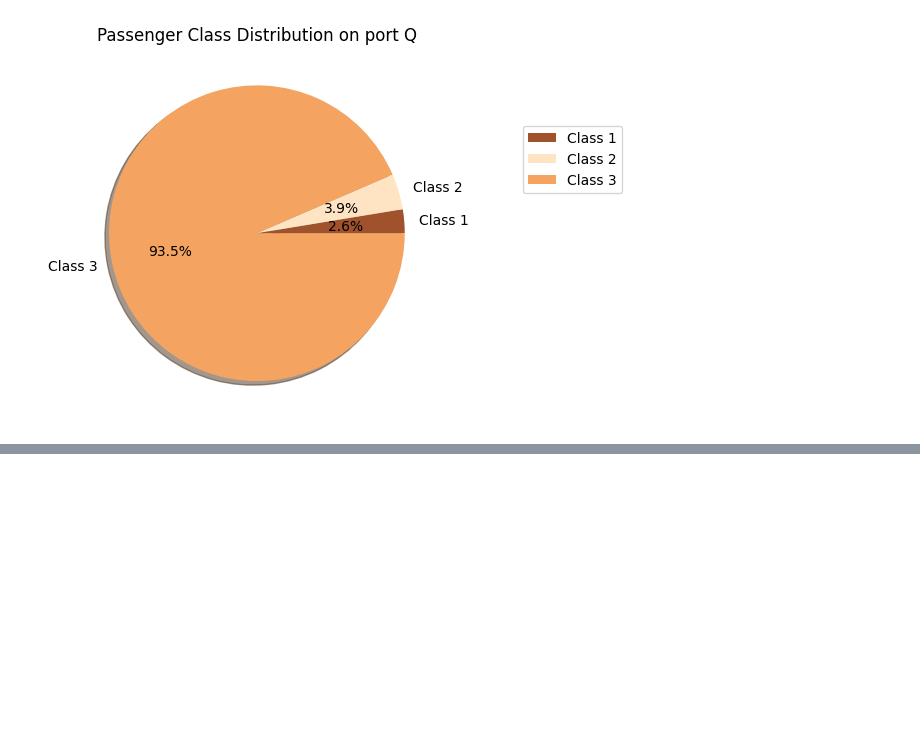
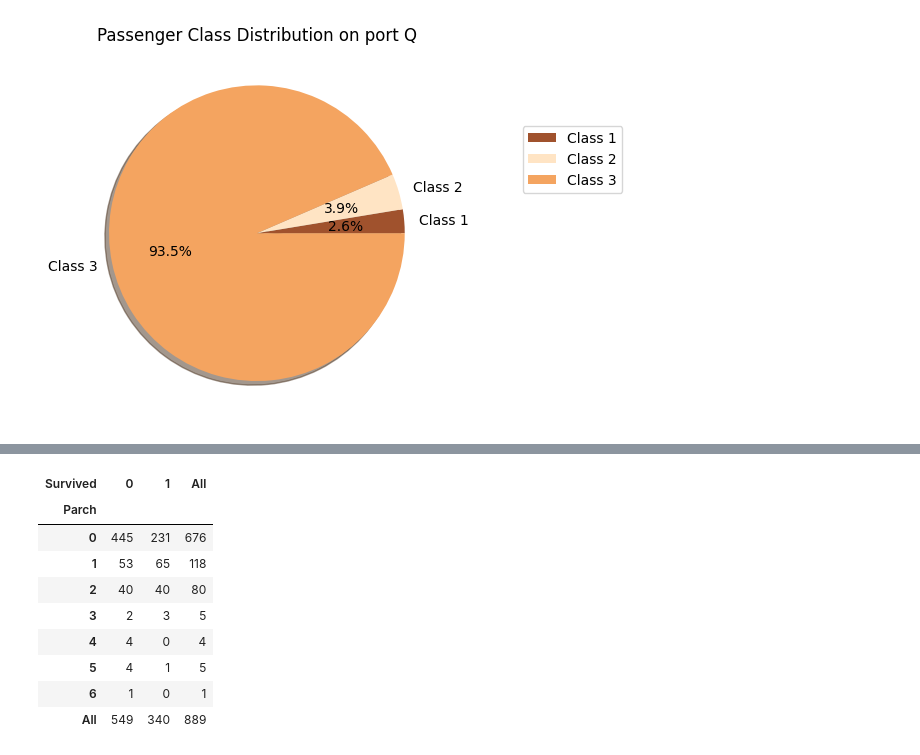
Before and after one commit to hafsatariq18/Titanic-Dataset, a Jupyter notebook: Titanic-Dataset.ipynb, the cells around one changed output, grey strips where cells are left out. Drawn from its saved outputs; the diff is of its cells as text; code cells hidden in the pictures; blank space fills up the shorter version.

```diff
--- a/Titanic-Dataset.ipynb
+++ b/Titanic-Dataset.ipynb
@@ -363,0 +391,13 @@ plt.show()
+# %%
+pd.crosstab(df['Parch'],df['Survived'], margins=True).style.background_gradient(cmap='summer_r')
+# %% [output]
+| Survived | 0 | 1 | All |
+| Parch |  |  |  |
+| 0 | 445 | 231 | 676 |
+| 1 | 53 | 65 | 118 |
+| 2 | 40 | 40 | 80 |
+| 3 | 2 | 3 | 5 |
+| 4 | 4 | 0 | 4 |
+| 5 | 4 | 1 | 5 |
+| 6 | 1 | 0 | 1 |
+| All | 549 | 340 | 889 |
```
Also changed, not shown: parts of 3 cells of this notebook.
